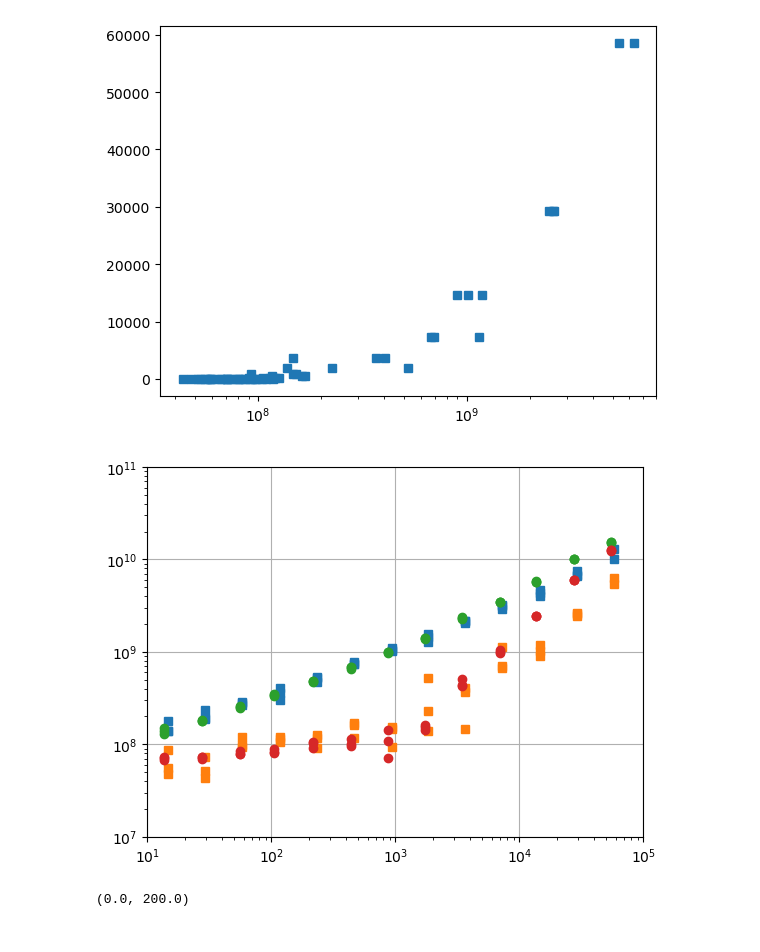
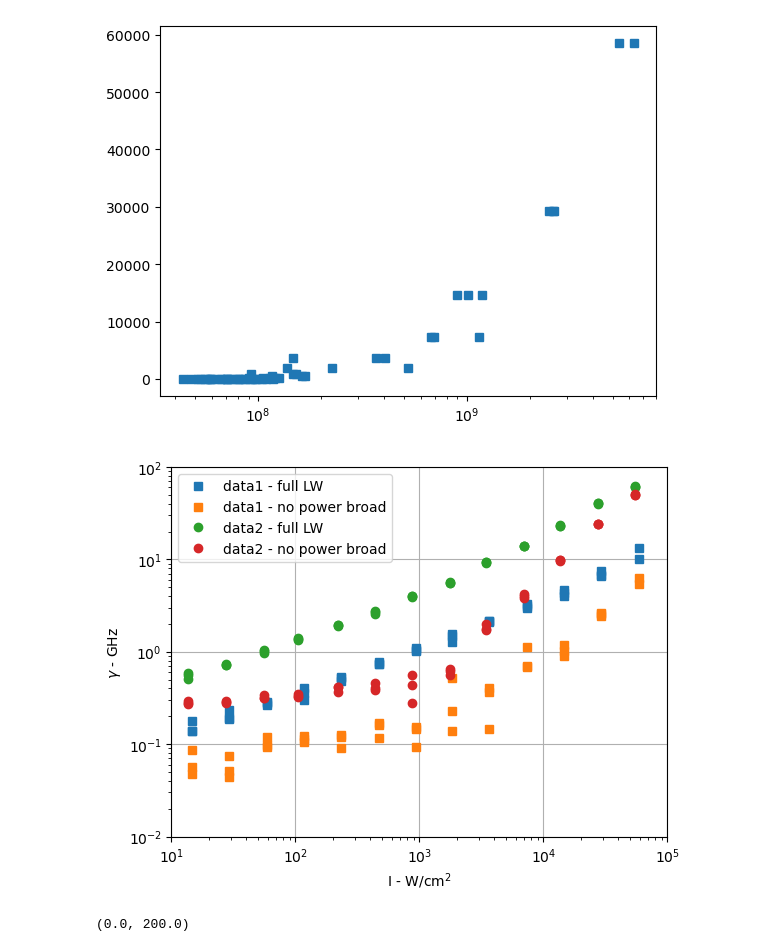
Before and after one commit to Daniele-PyBECTN/molecular_quantum_optics, a Jupyter notebook: Anomalous_saturation/dana_analysis/power_scans_v2.ipynb, the cells around one changed output. Saved outputs shown, nothing was run; the diff lists cells and outputs as text; code cells hidden in the pictures.

```diff
--- a/Anomalous_saturation/dana_analysis/power_scans_v2.ipynb
+++ b/Anomalous_saturation/dana_analysis/power_scans_v2.ipynb
@@ -164,19 +166,26 @@ plt.xscale('log')
 # %% [output]
 [figure]
 # %%
-plt.plot(I_pow, FWHM_pow, marker='s', linestyle='none')
-plt.plot(I_pow, Gam_pow, marker='s', linestyle='none')
+plt.plot(I_pow, FWHM_pow*1e-9, marker='s', linestyle='none', label='data1 - full LW')
+plt.plot(I_pow, Gam_pow*1e-9, marker='s', linestyle='none', label='data1 - no power broad')
 
-plt.plot(I_pow2, FWHM_pow2/4, marker='o', linestyle='none')
-plt.plot(I_pow2, Gam_pow2/4, marker='o', linestyle='none')
+plt.plot(I_pow2, FWHM_pow2*1e-9, marker='o', linestyle='none', label='data2 - full LW')
+plt.plot(I_pow2, Gam_pow2*1e-9, marker='o', linestyle='none', label='data2 - no power broad')
+
+plt.xlabel(r'I - W/cm$^2$')
+plt.ylabel(r'$\gamma$ - GHz')
 
 plt.xscale('log')
 plt.yscale('log')
 plt.xlim(1e1,1e5)
-plt.ylim(1e7,1e11)
+plt.ylim(1e-2,1e2)
+
+plt.legend()
 plt.grid()
+
+#plt.savefig('resscan_LW.pdf')
 # %% [output]
-[figure, old version]
+[figure, new version]
 # %%
 plt.plot(I_pow**.5, Gam_pow*1e-9, marker='s', linestyle='none')
 plt.plot(I_pow2**.5, Gam_pow2*1e-9, marker='o', linestyle='none')
```
Also changed, not shown: parts of 6 cells of this notebook, 11 other files.
